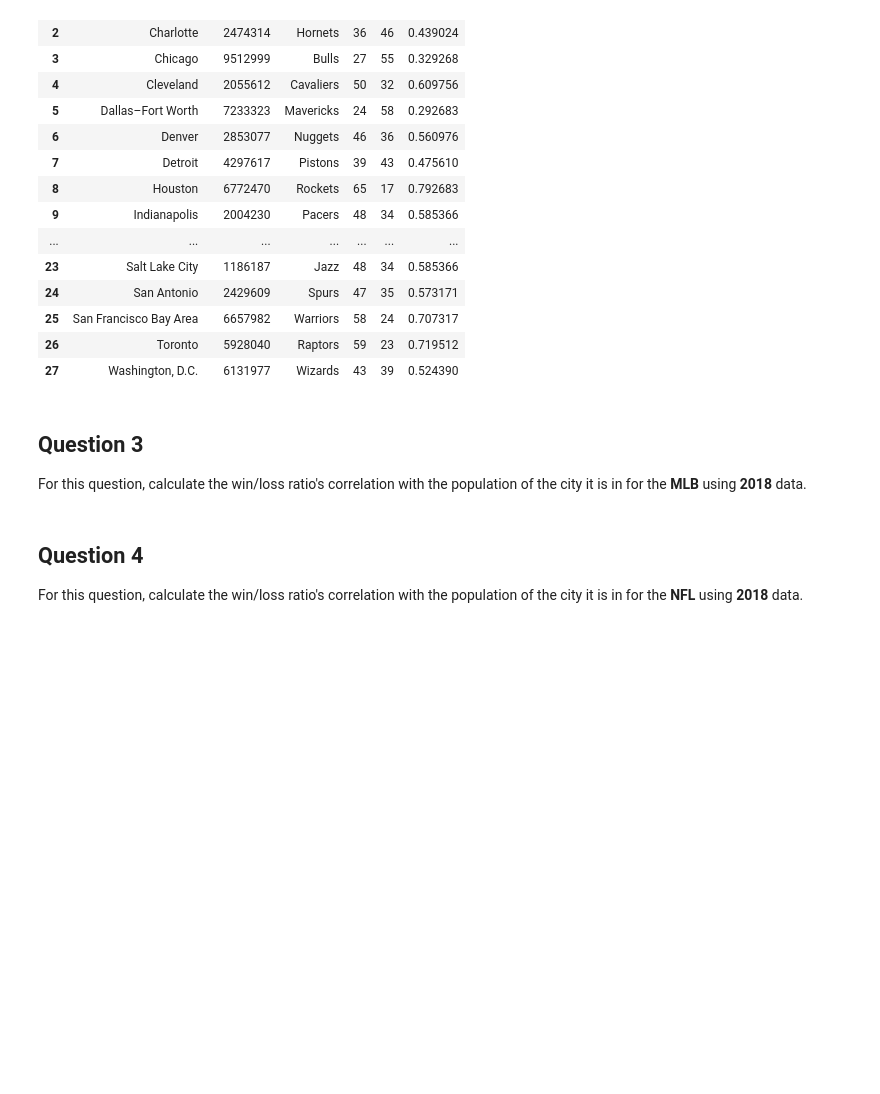
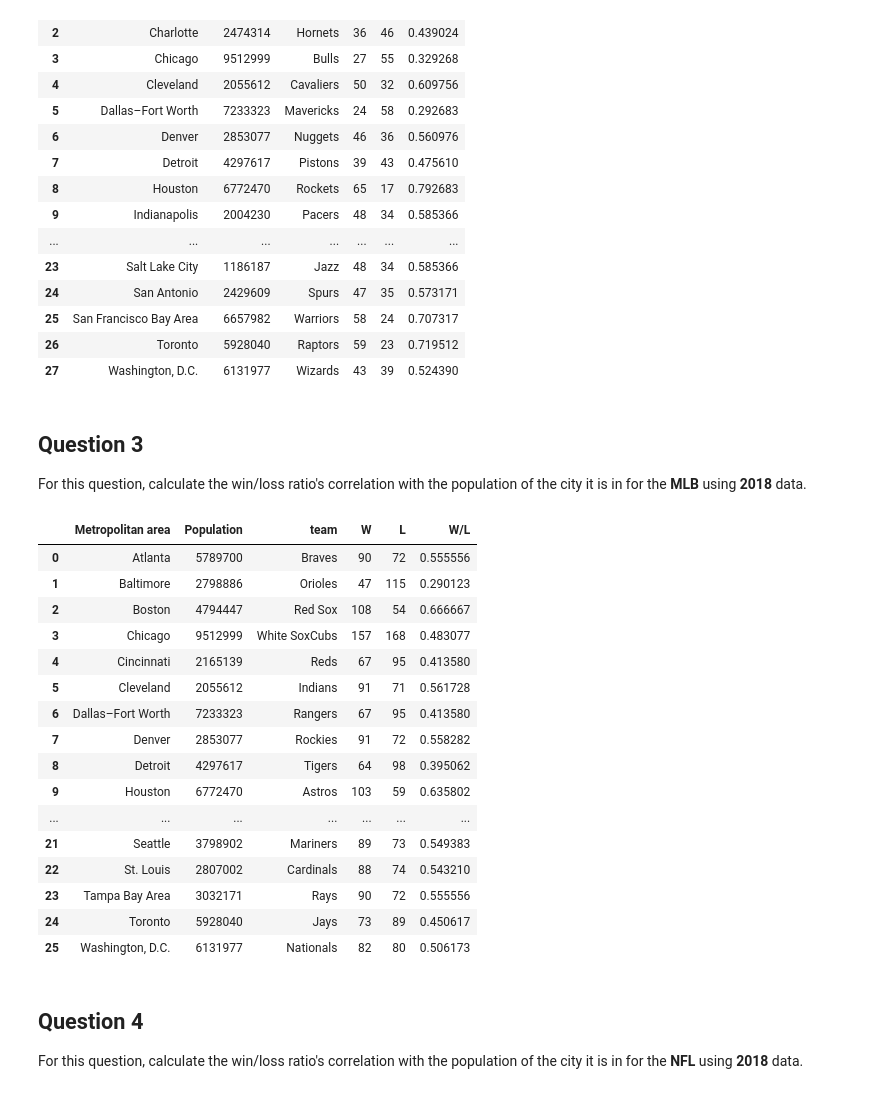
Before and after one commit to germo24/Data-Mining-and-Pandas, a Jupyter notebook: assignment4.ipynb, the cells around one changed output. Saved outputs shown, nothing was run; the diff lists cells and outputs as text; code cells hidden in the pictures; blank space fills up the shorter version.

```diff
--- a/assignment4.ipynb
+++ b/assignment4.ipynb
@@ -390,0 +387,93 @@ mlb_df=pd.read_csv("assets/mlb.csv")
+# %%
+cities_mlb = cities.copy()
+
+mlb_df=pd.read_csv("assets/mlb.csv")
+
+# Remove the 'note[]'
+
+cities_mlb['MLB'] = cities_mlb['MLB'].apply(lambda x: re.sub( '\[.*\]', '', x.strip()))
+
+# Get the values distinct of '-' and ''
+
+cities_mlb = cities_mlb.loc[~(cities_mlb['MLB'] == '—') & ~(cities_mlb['MLB'] == '')]
+
+# Get the usefull columns and rename for convenience
+
+cities_mlb = cities_mlb[['Metropolitan area', 'Population (2016 est.)[8]', 'MLB']].rename(columns = {'Population (2016 est.)[8]': 'Population'})
+
+# Clean the team field and get only the name of each team
+
+mlb_df.loc[mlb_df['team'] == 'Boston Red Sox', 'team'] = 'RSox'
+
+
+mlb_df['team'] = mlb_df['team'].apply(lambda x: x.strip().replace('*', '').split(' ')[-1])
+
+
+mlb_df = mlb_df.loc[mlb_df['year'] == 2018]
+
+mlb_df = mlb_df[mlb_df['team'] != 'Division']
+
+mlb_df.loc[mlb_df['team'] == 'RSox', 'team'] = 'Red Sox'
+
+mlb_df.loc[mlb_df['team'] == 'Sox', 'team'] = 'White Sox'
+
+
+cities_mlb['MLB'] = cities_mlb['MLB'].replace({'Cubs White Sox': 'Cubs-White Sox',
+                                           'Yankees Mets': 'Yankees-Mets',
+                                            'Dodgers Angels': 'Dodgers-Angels',
+                                            'Giants Athletics': 'Giants-Athletics',
+                                            'Blue Jays': 'Jays'
+                                              })
+
+cities_mlb['MLB'] = cities_mlb['MLB'].apply(lambda x: x.split('-'))
+
+cities_mlb = cities_mlb.explode('MLB')
+
+# REPEATED CITIES: New York City 20153634 Los Angeles 13310447 San Francisco Bay Area 6657982 Chicago 9512999
+
+
+df_mlb = pd.merge( mlb_df, cities_mlb, left_on = 'team', right_on = 'MLB')
+
+df_mlb = df_mlb[['Metropolitan area', 'Population', 'team', 'W', 'L']]
+
+cols =  ['Population', 'W', 'L']
+
+df_mlb[cols] = df_mlb[cols].astype(int)
+
+df_mlb = df_mlb.groupby('Metropolitan area').sum().reset_index()
+
+
+df_mlb.loc[df_mlb['Metropolitan area'] == 'New York City', 'Population'] = 20153634
+
+df_mlb.loc[df_mlb['Metropolitan area'] == 'Los Angeles', 'Population'] = 13310447
+
+df_mlb.loc[df_mlb['Metropolitan area'] == 'San Francisco Bay Area', 'Population'] = 6657982
+
+df_mlb.loc[df_mlb['Metropolitan area'] == 'Chicago', 'Population'] = 9512999
+
+df_mlb['W/L'] = df_mlb['W'] / (df_mlb['W'] + df_mlb['L'])
+
+
+population_by_region = df_mlb['Population']
+
+win_loss_by_region = df_mlb['W/L']
+
+df_mlb
+# %% [output]
+|  | Metropolitan area | Population | team | W | L | W/L |
+| 0 | Atlanta | 5789700 | Braves | 90 | 72 | 0.555556 |
+| 1 | Baltimore | 2798886 | Orioles | 47 | 115 | 0.290123 |
+| 2 | Boston | 4794447 | Red Sox | 108 | 54 | 0.666667 |
+| 3 | Chicago | 9512999 | White SoxCubs | 157 | 168 | 0.483077 |
+| 4 | Cincinnati | 2165139 | Reds | 67 | 95 | 0.413580 |
+| 5 | Cleveland | 2055612 | Indians | 91 | 71 | 0.561728 |
+| 6 | Dallas–Fort Worth | 7233323 | Rangers | 67 | 95 | 0.413580 |
+| 7 | Denver | 2853077 | Rockies | 91 | 72 | 0.558282 |
+| 8 | Detroit | 4297617 | Tigers | 64 | 98 | 0.395062 |
+| 9 | Houston | 6772470 | Astros | 103 | 59 | 0.635802 |
+| ... | ... | ... | ... | ... | ... | ... |
+| 21 | Seattle | 3798902 | Mariners | 89 | 73 | 0.549383 |
+| 22 | St. Louis | 2807002 | Cardinals | 88 | 74 | 0.543210 |
+| 23 | Tampa Bay Area | 3032171 | Rays | 90 | 72 | 0.555556 |
+| 24 | Toronto | 5928040 | Jays | 73 | 89 | 0.450617 |
+| 25 | Washington, D.C. | 6131977 | Nationals | 82 | 80 | 0.506173 |
```
Also changed, not shown: parts of 2 cells of this notebook.
